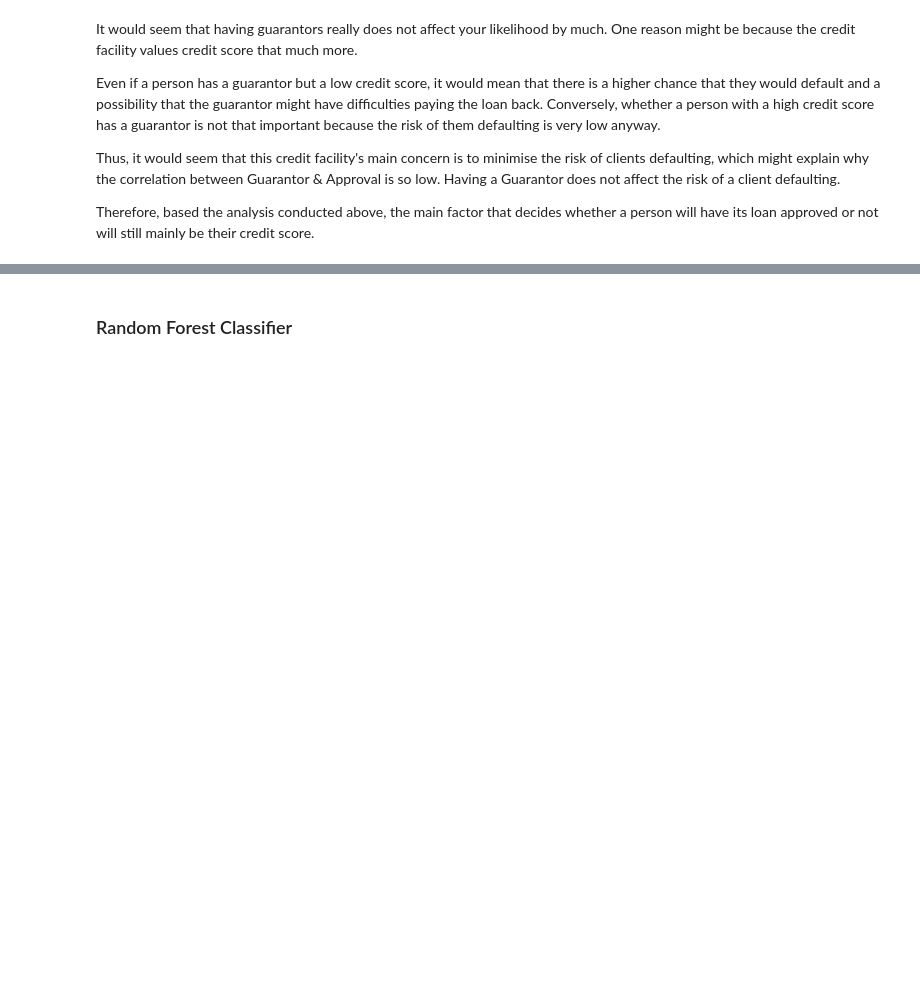
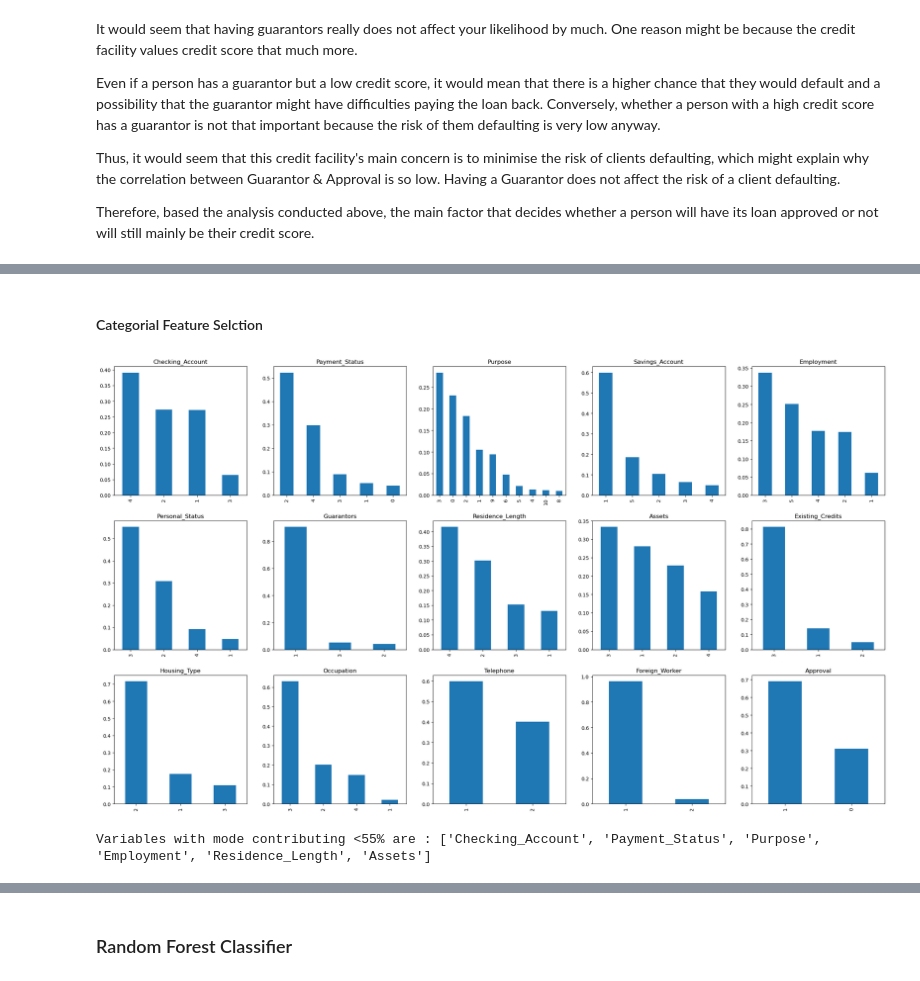
Before and after one commit to Bk49/CS105-Project, a Jupyter notebook: CS105 Project Submission (Final) 2023.ipynb, the cells around one changed output, grey strips where cells are left out. Cells and saved outputs as stored; diff of their text form; code cells hidden in the pictures; blank space fills up the shorter version.

```diff
--- a/CS105 Project Submission (Final) 2023.ipynb
+++ b/CS105 Project Submission (Final) 2023.ipynb
@@ -1594,0 +1474,7 @@ We will **not** be using Naive Bayes since we feel that our features are not ind
+# %%
+numeric_col_name = df_numeric.dtypes.index
+cat_col_name = df_cat.dtypes.index
+
+print(df_numeric.columns)
+print(df_cat.columns)
+print(df.shape)
@@ -1594,0 +1491,30 @@ We will **not** be using Naive Bayes since we feel that our features are not ind
+# %% [markdown]
+#### Categorial Feature Selction
+# %%
+n = len(cat_col_name)
+
+r, c = 3, 5
+fig, axs = plt.subplots(r, c, figsize=(28,16))
+
+index = 0
+
+for i in range(n):
+    feature = cat_col_name[i]
+    ax = plt.subplot(r,c,i+1)
+    ax.set_title(feature)
+    df_cat[feature].value_counts(normalize=True).plot(kind='bar')
+
+plt.show()
+# %% [output]
+[figure, added]
+# %%
+cat_selected = []
+
+for feature in cat_col_name:
+    highest = df[feature].value_counts(normalize=True)[0]
+    if highest<0.55:
+        cat_selected.append(feature)
+
+print(f"Variables with mode contributing <55% are : {cat_selected}")
+# %% [output]
+Variables with mode contributing <55% are : ['Checking_Account', 'Payment_Status', 'Purpose', 'Employment', 'Residence_Length', 'Assets']
```
Also changed, not shown: parts of 116 cells of this notebook.
